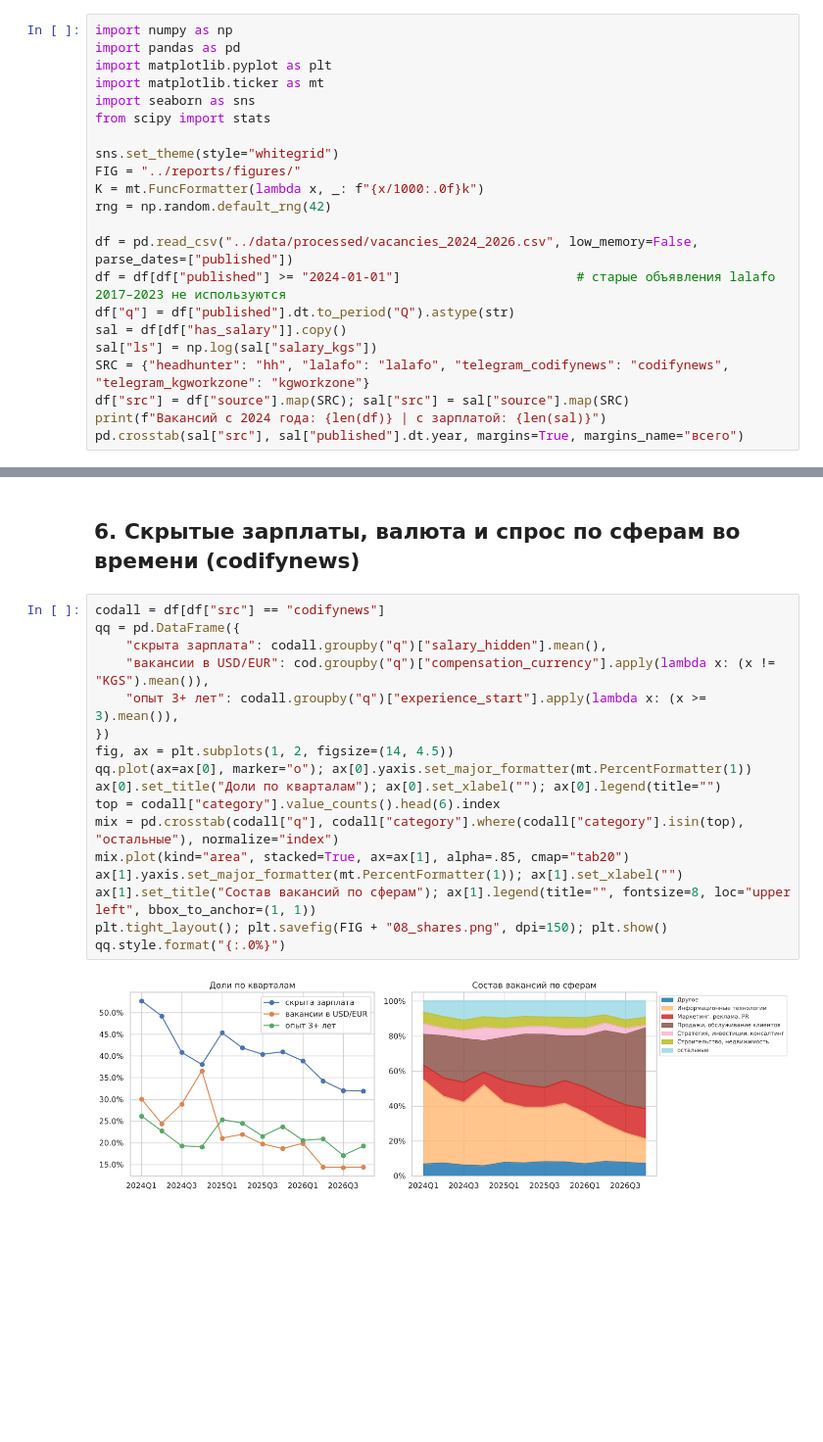
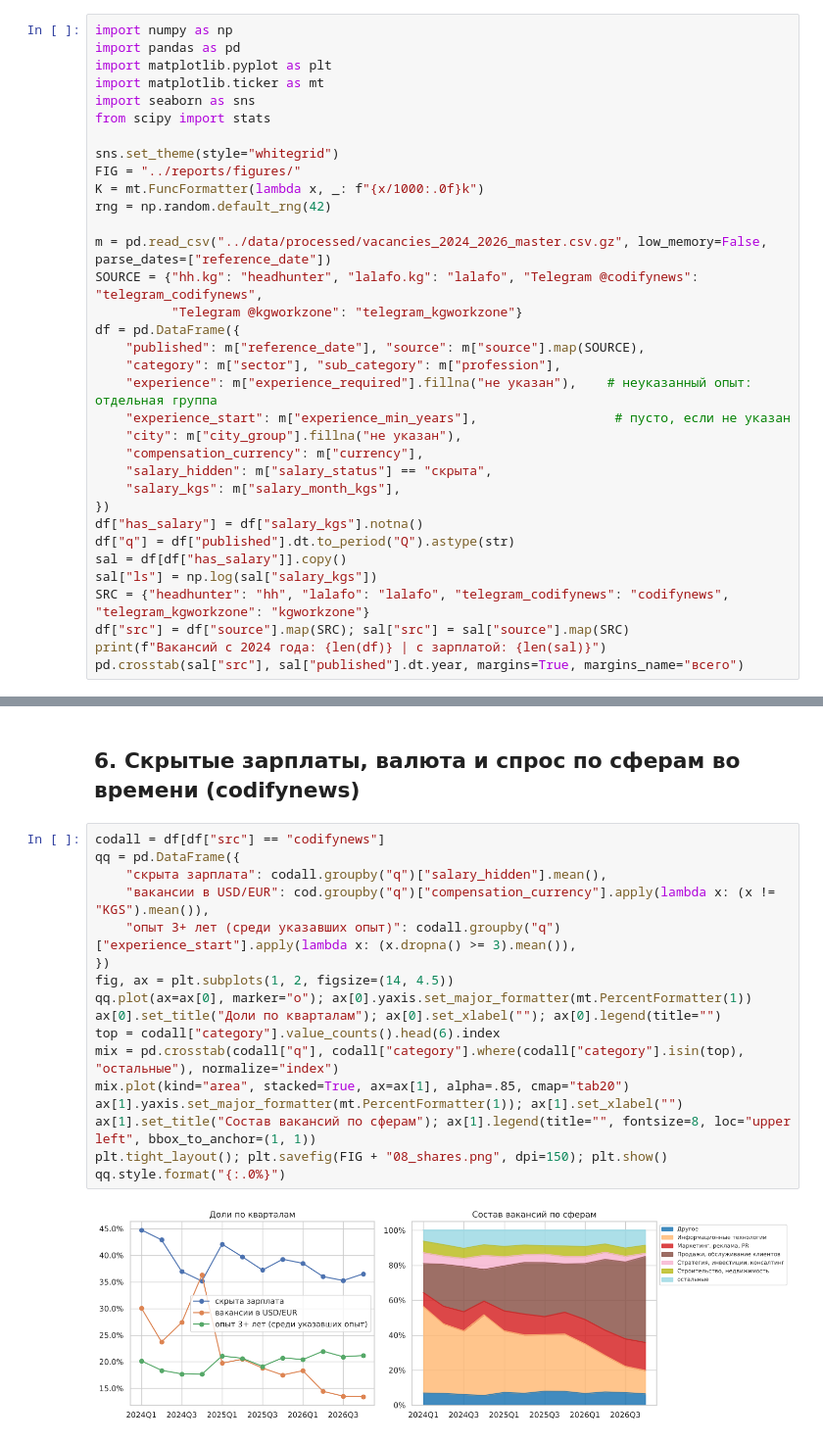
Before and after one commit to kambaraalieva/kg-job-market-analysis, a Jupyter notebook: notebooks/08_market_dynamics.ipynb, the cells around one changed output, grey strips where cells are left out. Shown at 98% size. Drawn from its saved outputs; the diff is of its cells as text; blank space fills up the shorter version.

Commit message:
08 on the master dataset, remove old combined file

```diff
--- a/notebooks/08_market_dynamics.ipynb
+++ b/notebooks/08_market_dynamics.ipynb
@@ -25,8 +26,20 @@ FIG = "../reports/figures/"
 K = mt.FuncFormatter(lambda x, _: f"{x/1000:.0f}k")
 rng = np.random.default_rng(42)
 
-df = pd.read_csv("../data/processed/vacancies_2024_2026.csv", low_memory=False, parse_dates=["published"])
-df = df[df["published"] >= "2024-01-01"]                       # старые объявления lalafo 2017–2023 не используются
+m = pd.read_csv("../data/processed/vacancies_2024_2026_master.csv.gz", low_memory=False, parse_dates=["reference_date"])
+SOURCE = {"hh.kg": "headhunter", "lalafo.kg": "lalafo", "Telegram @codifynews": "telegram_codifynews",
+          "Telegram @kgworkzone": "telegram_kgworkzone"}
+df = pd.DataFrame({
+    "published": m["reference_date"], "source": m["source"].map(SOURCE),
+    "category": m["sector"], "sub_category": m["profession"],
+    "experience": m["experience_required"].fillna("не указан"),    # неуказанный опыт: отдельная группа
+    "experience_start": m["experience_min_years"],                  # пусто, если не указан
+    "city": m["city_group"].fillna("не указан"),
+    "compensation_currency": m["currency"],
+    "salary_hidden": m["salary_status"] == "скрыта",
+    "salary_kgs": m["salary_month_kgs"],
+})
+df["has_salary"] = df["salary_kgs"].notna()
 df["q"] = df["published"].dt.to_period("Q").astype(str)
 sal = df[df["has_salary"]].copy()
 sal["ls"] = np.log(sal["salary_kgs"])
@@ -292,19 +307,19 @@ sv.sort_values("изменение, %").style.format({"lalafo 2024": "{:,.0f}",
 # %%
 codall = df[df["src"] == "codifynews"]
 qq = pd.DataFrame({
     "скрыта зарплата": codall.groupby("q")["salary_hidden"].mean(),
     "вакансии в USD/EUR": cod.groupby("q")["compensation_currency"].apply(lambda x: (x != "KGS").mean()),
-    "опыт 3+ лет": codall.groupby("q")["experience_start"].apply(lambda x: (x >= 3).mean()),
+    "опыт 3+ лет (среди указавших опыт)": codall.groupby("q")["experience_start"].apply(lambda x: (x.dropna() >= 3).mean()),
 })
 fig, ax = plt.subplots(1, 2, figsize=(14, 4.5))
 qq.plot(ax=ax[0], marker="o"); ax[0].yaxis.set_major_formatter(mt.PercentFormatter(1))
 ax[0].set_title("Доли по кварталам"); ax[0].set_xlabel(""); ax[0].legend(title="")
 top = codall["category"].value_counts().head(6).index
 mix = pd.crosstab(codall["q"], codall["category"].where(codall["category"].isin(top), "остальные"), normalize="index")
 mix.plot(kind="area", stacked=True, ax=ax[1], alpha=.85, cmap="tab20")
 ax[1].yaxis.set_major_formatter(mt.PercentFormatter(1)); ax[1].set_xlabel("")
 ax[1].set_title("Состав вакансий по сферам"); ax[1].legend(title="", fontsize=8, loc="upper left", bbox_to_anchor=(1, 1))
 plt.tight_layout(); plt.savefig(FIG + "08_shares.png", dpi=150); plt.show()
 qq.style.format("{:.0%}")
 # %% [output]
-[figure, old version]
+[figure, new version]
```
Also changed, not shown: parts of 14 cells of this notebook, 7 other files.
